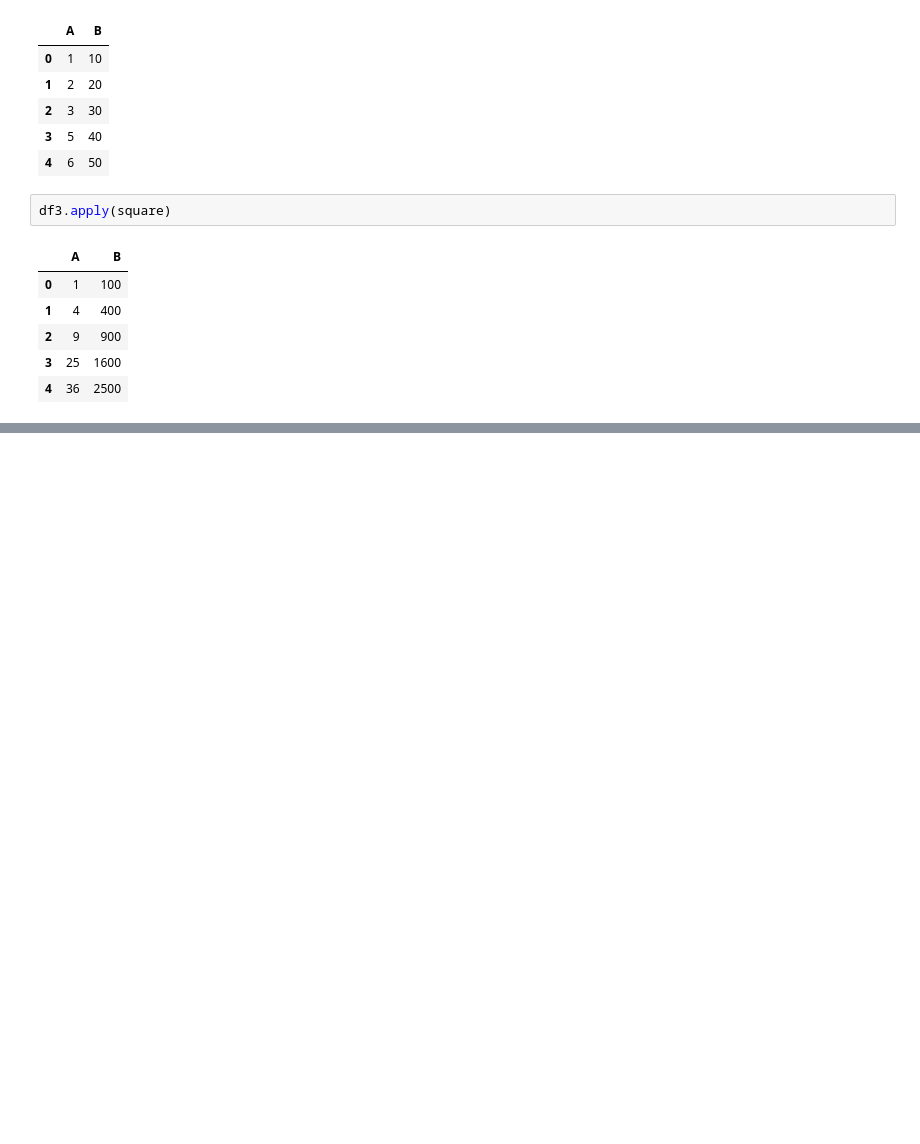
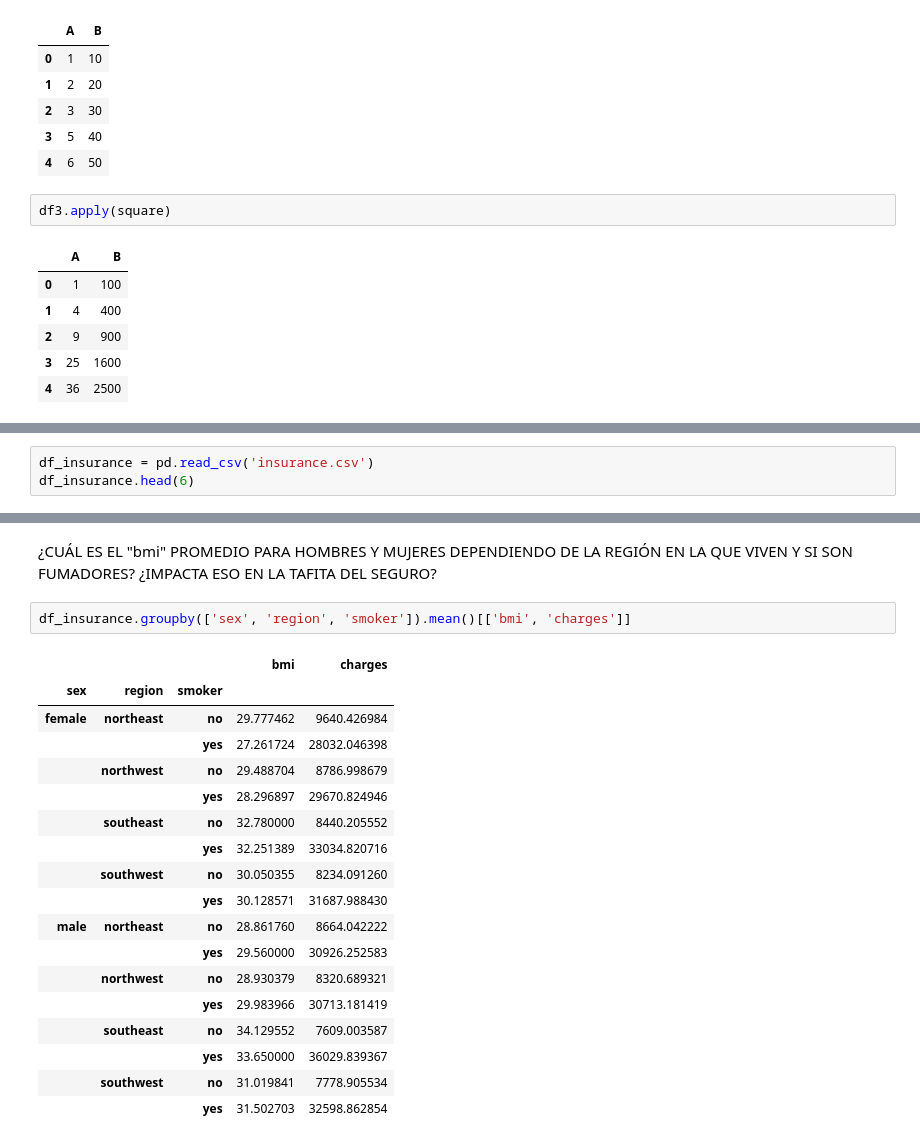
Before and after one commit to karencl/SemanaTec, a Jupyter notebook: Repo_SemanaTec.ipynb, the cells around one changed output, grey strips where cells are left out. Drawn from its saved outputs; the diff is of its cells as text; blank space fills up the shorter version.

```diff
--- a/Repo_SemanaTec.ipynb
+++ b/Repo_SemanaTec.ipynb
@@ -224,0 +245,3 @@ df3.apply(square)
+# %%
+df_insurance = pd.read_csv('insurance.csv')
+df_insurance.head(6)
@@ -224,0 +334,23 @@ df3.apply(square)
+# %% [markdown]
+¿CUÁL ES EL "bmi" PROMEDIO PARA HOMBRES Y MUJERES DEPENDIENDO DE LA REGIÓN EN LA QUE VIVEN Y SI SON FUMADORES? ¿IMPACTA ESO EN LA TAFITA DEL SEGURO?
+# %%
+df_insurance.groupby(['sex', 'region', 'smoker']).mean()[['bmi', 'charges']]
+# %% [output]
+|  |  |  | bmi | charges |
+| sex | region | smoker |  |  |
+| female | northeast | no | 29.777462 | 9640.426984 |
+|  |  | yes | 27.261724 | 28032.046398 |
+|  | northwest | no | 29.488704 | 8786.998679 |
+|  |  | yes | 28.296897 | 29670.824946 |
+|  | southeast | no | 32.780000 | 8440.205552 |
+|  |  | yes | 32.251389 | 33034.820716 |
+|  | southwest | no | 30.050355 | 8234.091260 |
+|  |  | yes | 30.128571 | 31687.988430 |
+| male | northeast | no | 28.861760 | 8664.042222 |
+|  |  | yes | 29.560000 | 30926.252583 |
+|  | northwest | no | 28.930379 | 8320.689321 |
+|  |  | yes | 29.983966 | 30713.181419 |
+|  | southeast | no | 34.129552 | 7609.003587 |
+|  |  | yes | 33.650000 | 36029.839367 |
+|  | southwest | no | 31.019841 | 7778.905534 |
+|  |  | yes | 31.502703 | 32598.862854 |
```
Also changed, not shown: parts of 19 cells of this notebook, 1 other file.
